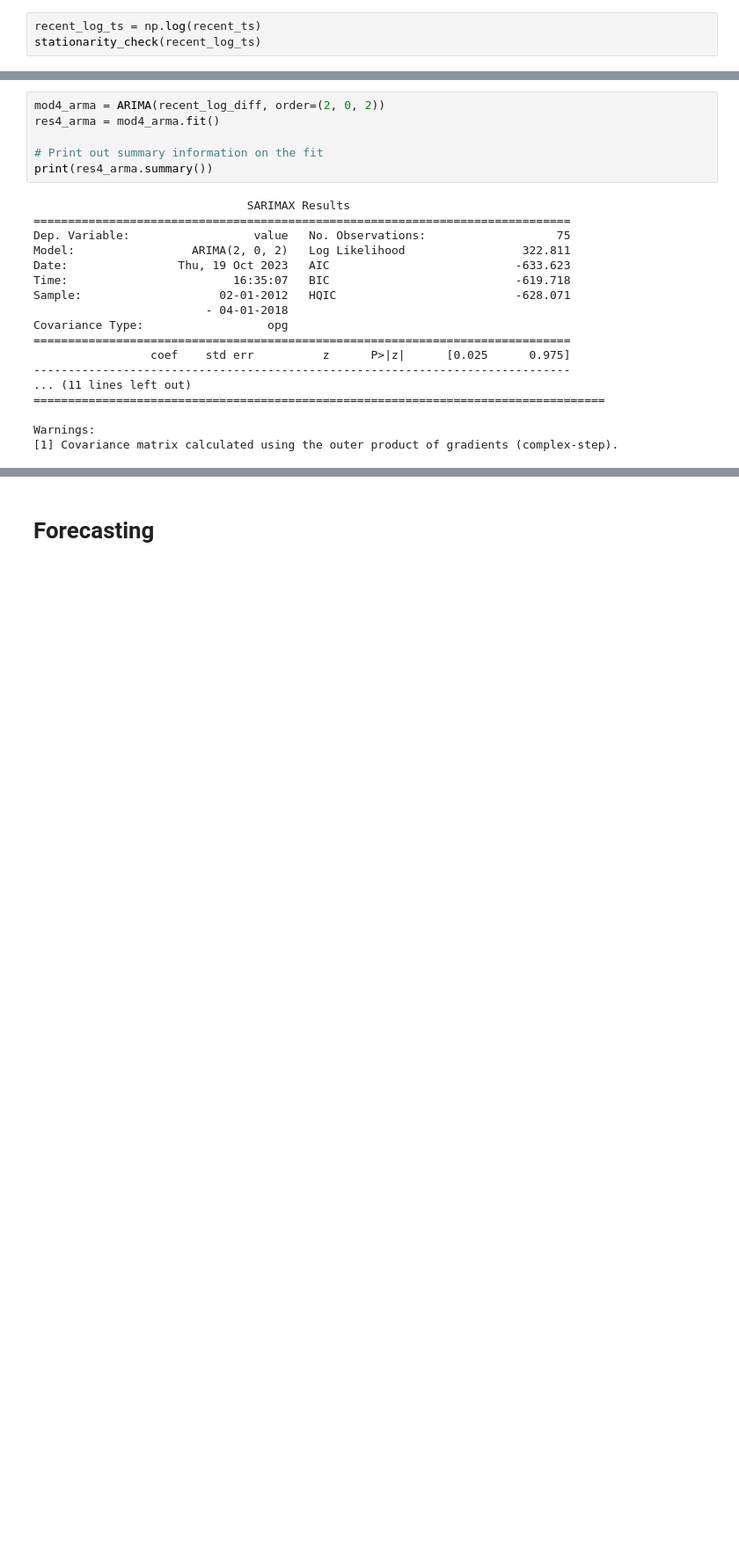
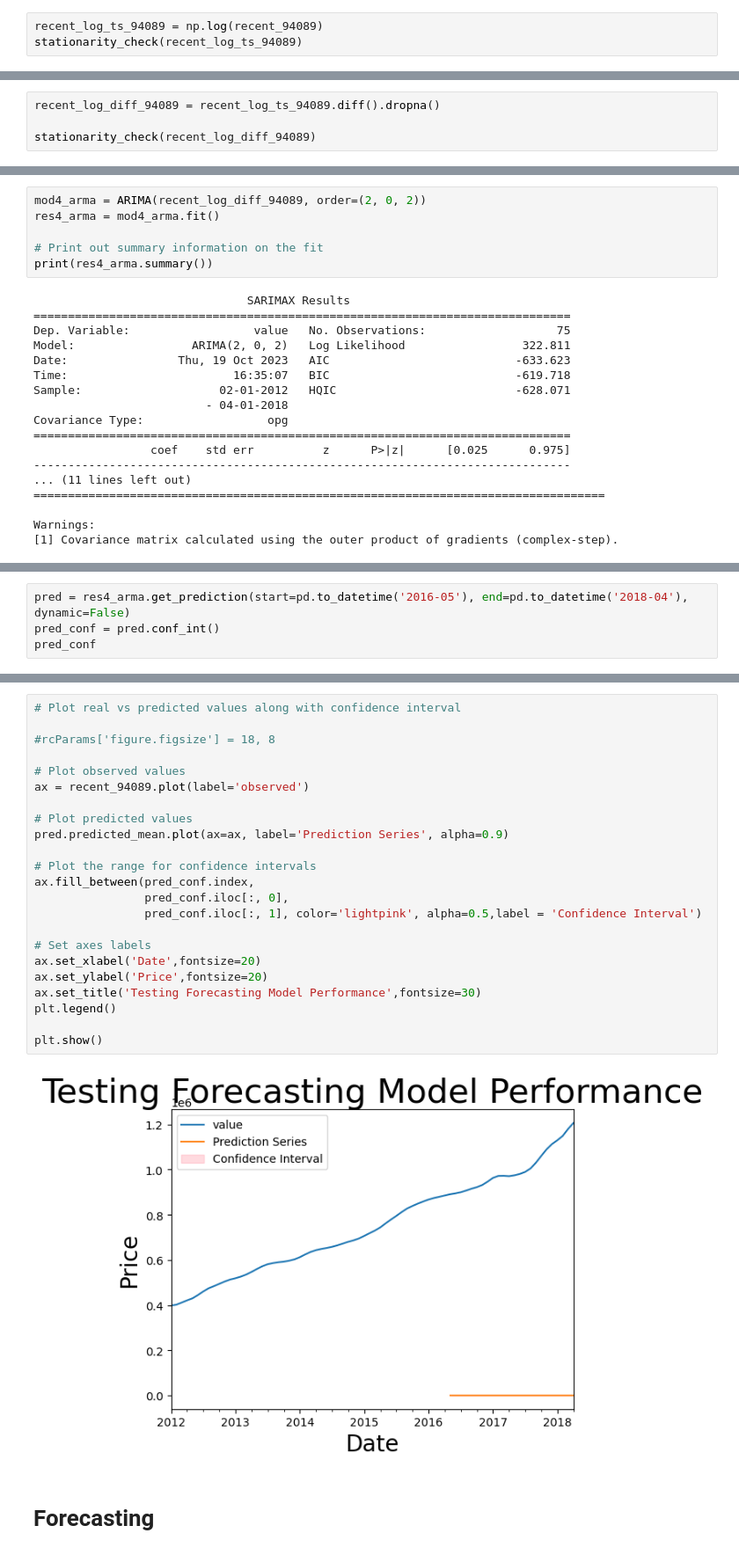
Before and after one commit to lalynjay/Time_series_analysis, a Jupyter notebook: Time_series_analysis.ipynb, the cells around one changed output, grey strips where cells are left out. Shown at 88% size. Cells and saved outputs as stored; diff of their text form; blank space fills up the shorter version.

```diff
--- a/Time_series_analysis.ipynb
+++ b/Time_series_analysis.ipynb
@@ -507,6 +523,6 @@ False
 # %% [markdown]
 ### Log of recent data
 # %%
-recent_log_ts = np.log(recent_ts)
-stationarity_check(recent_log_ts)
+recent_log_ts_94089 = np.log(recent_94089)
+stationarity_check(recent_log_ts_94089)
 # %% [output]
@@ -596,0 +556,4 @@ True
+# %%
+recent_log_diff_94089 = recent_log_ts_94089.diff().dropna()
+
+stationarity_check(recent_log_diff_94089)
@@ -708,7 +736,7 @@ Covariance Type:                  opg
 Warnings:
 [1] Covariance matrix calculated using the outer product of gradients (complex-step).
 # %%
-mod4_arma = ARIMA(recent_log_diff, order=(2, 0, 2))
+mod4_arma = ARIMA(recent_log_diff_94089, order=(2, 0, 2))
 res4_arma = mod4_arma.fit()
 
 # Print out summary information on the fit
@@ -733,0 +764,4 @@ Warnings:
+# %%
+pred = res4_arma.get_prediction(start=pd.to_datetime('2016-05'), end=pd.to_datetime('2018-04'), dynamic=False)
+pred_conf = pred.conf_int()
+pred_conf
@@ -734,2 +786,27 @@ Warnings:
+# %%
+# Plot real vs predicted values along with confidence interval
+
+#rcParams['figure.figsize'] = 18, 8
+
+# Plot observed values
+ax = recent_94089.plot(label='observed')
+
+# Plot predicted values
+pred.predicted_mean.plot(ax=ax, label='Prediction Series', alpha=0.9)
+
+# Plot the range for confidence intervals
+ax.fill_between(pred_conf.index,
+                pred_conf.iloc[:, 0],
+                pred_conf.iloc[:, 1], color='lightpink', alpha=0.5,label = 'Confidence Interval')
+
+# Set axes labels
+ax.set_xlabel('Date',fontsize=20)
+ax.set_ylabel('Price',fontsize=20)
+ax.set_title('Testing Forecasting Model Performance',fontsize=30)
+plt.legend()
+
+plt.show()
+# %% [output]
+[figure, added]
 # %% [markdown]
 # Forecasting
```
Also changed, not shown: parts of 38 cells of this notebook.
